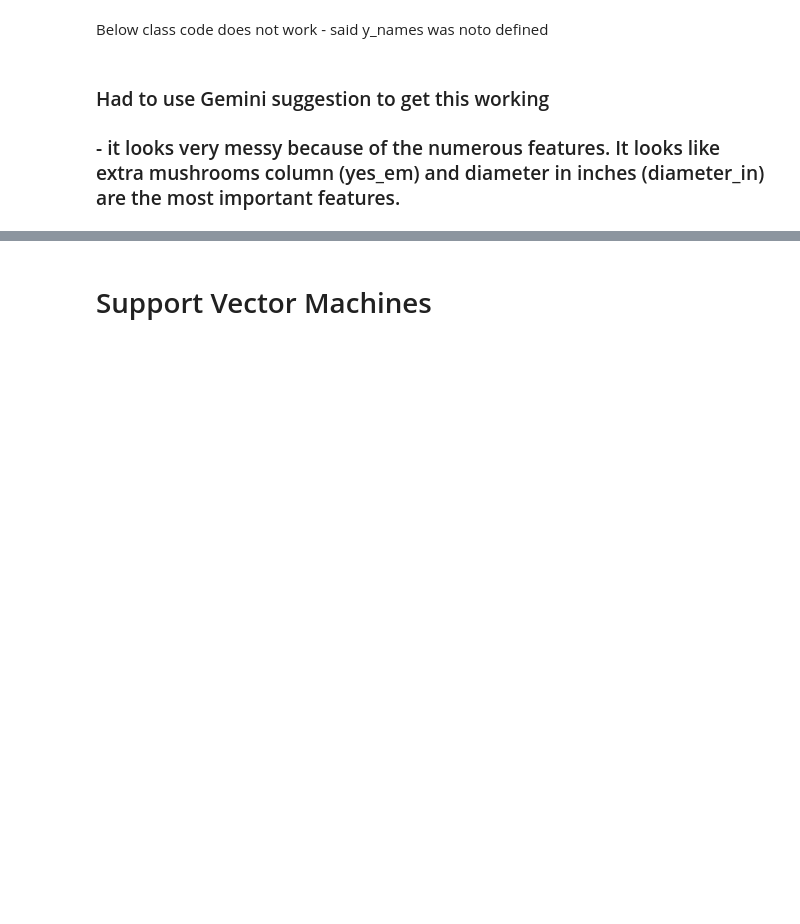
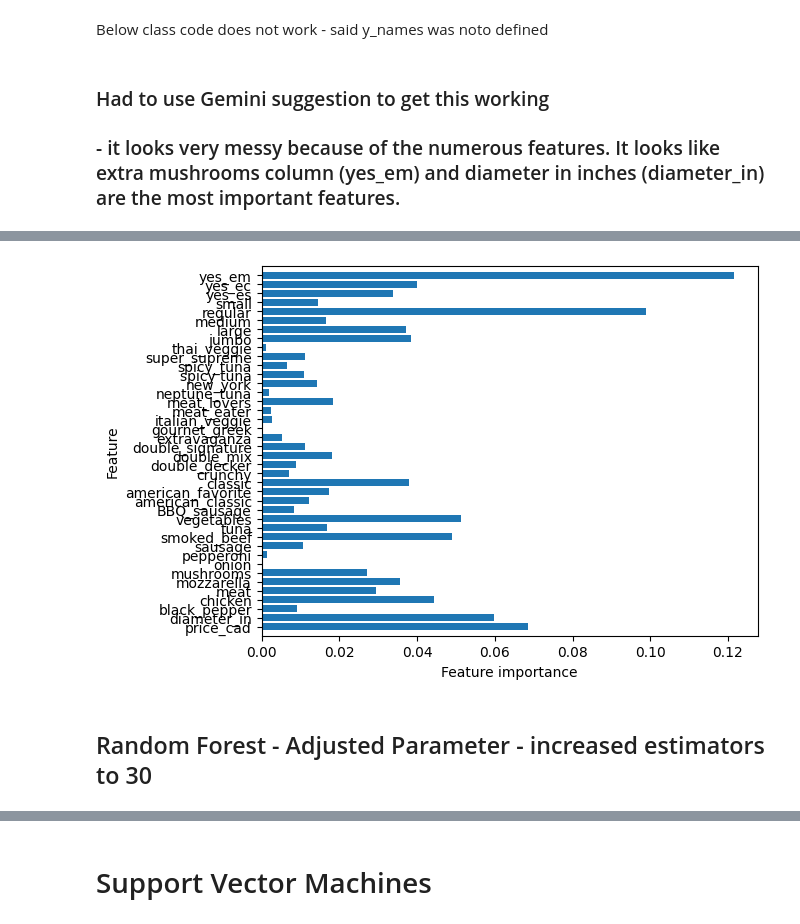
Before and after one commit to 550tealeaves/DATA71200_sum2024_550, a Jupyter notebook: Project_2_supervised_learning.ipynb, the cells around one changed output, grey strips where cells are left out. Cells and saved outputs as stored; diff of their text form; code cells hidden in the pictures; blank space fills up the shorter version.

Commit message:
added code for random forest

```diff
--- a/Project_2_supervised_learning.ipynb
+++ b/Project_2_supervised_learning.ipynb
@@ -625,3 +612,16 @@ Below class code does not work - said y_names was noto defined
 # %% [markdown]
 ### Had to use Gemini suggestion to get this working
 ### - it looks very messy because of the numerous features. It looks like extra mushrooms column (yes_em) and diameter in inches (diameter_in) are the most important features.
+# %%
+# plot feature importances
+def plot_feature_importances(model):
+    n_features = X.shape[1]
+    plt.barh(np.arange(n_features), model.feature_importances_, align='center')
+    # Define y_names here, assuming 'X' has column names you want to use
+    y_names = X.columns
+    plt.yticks(np.arange(n_features), y_names)
+    plt.xlabel("Feature importance")
+    plt.ylabel("Feature")
+    plt.ylim(-1, n_features)
+
+plot_feature_importances(forest)
@@ -627,0 +632,4 @@ Below class code does not work - said y_names was noto defined
+# %%
+#fit on training/testing
+forest = RandomForestClassifier(n_estimators=15, random_state=2)
+forest.fit(X_train, y_train)
@@ -627,0 +686,19 @@ Below class code does not work - said y_names was noto defined
+# %%
+##UNLIKE THE DEFAULT RANDOM FOREST, IT SEEMS LIKE YES EXTRA MUSHROOMS AND REGULAR ARE THE MOST IMPORTANT FEATURES.
+
+# plot feature importances
+def plot_feature_importances(model):
+    n_features = X.shape[1]
+    plt.barh(np.arange(n_features), model.feature_importances_, align='center')
+    # Define y_names here, assuming 'X' has column names you want to use
+    y_names = X.columns
+    plt.yticks(np.arange(n_features), y_names)
+    plt.xlabel("Feature importance")
+    plt.ylabel("Feature")
+    plt.ylim(-1, n_features)
+
+plot_feature_importances(forest)
+# %% [output]
+[figure, added]
+# %% [markdown]
+## Random Forest - Adjusted Parameter - increased estimators to 30
```
Also changed, not shown: parts of 16 cells of this notebook.
